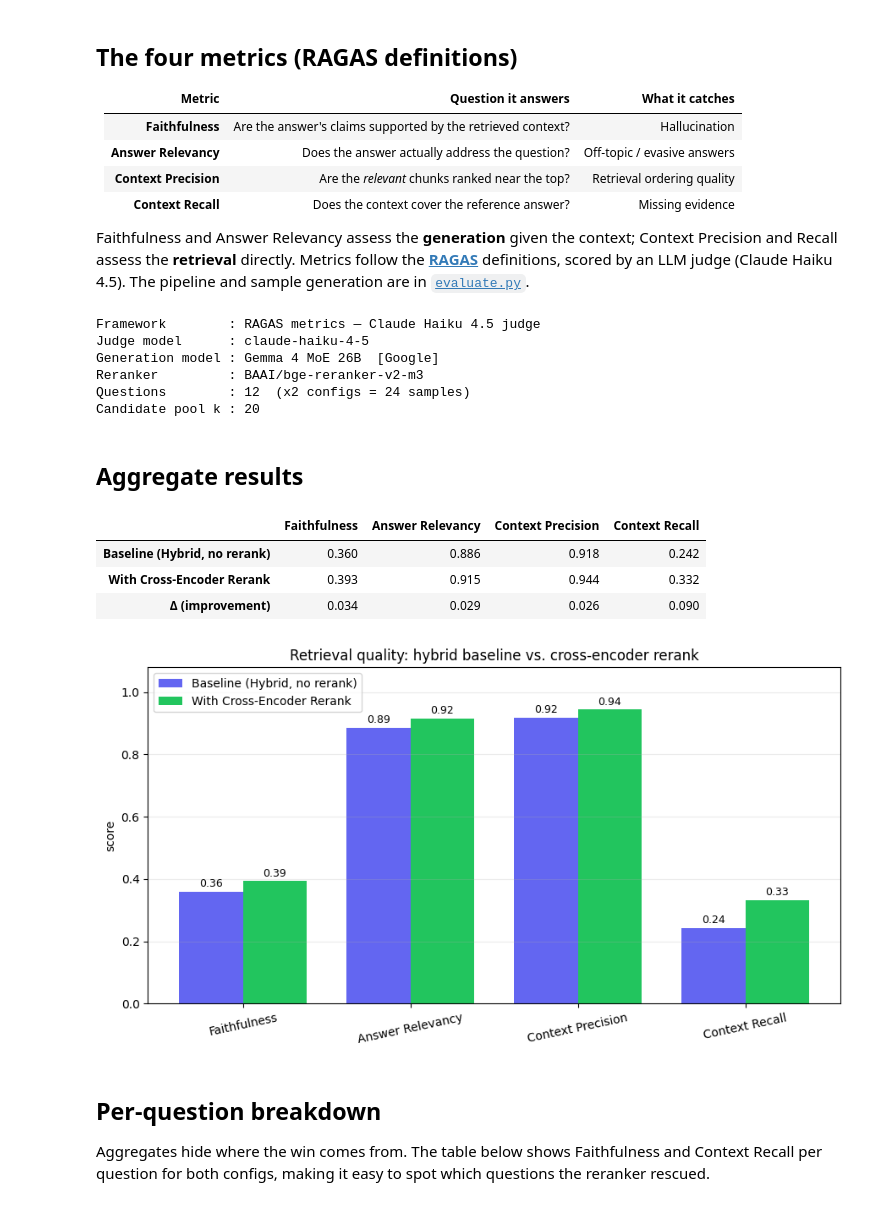
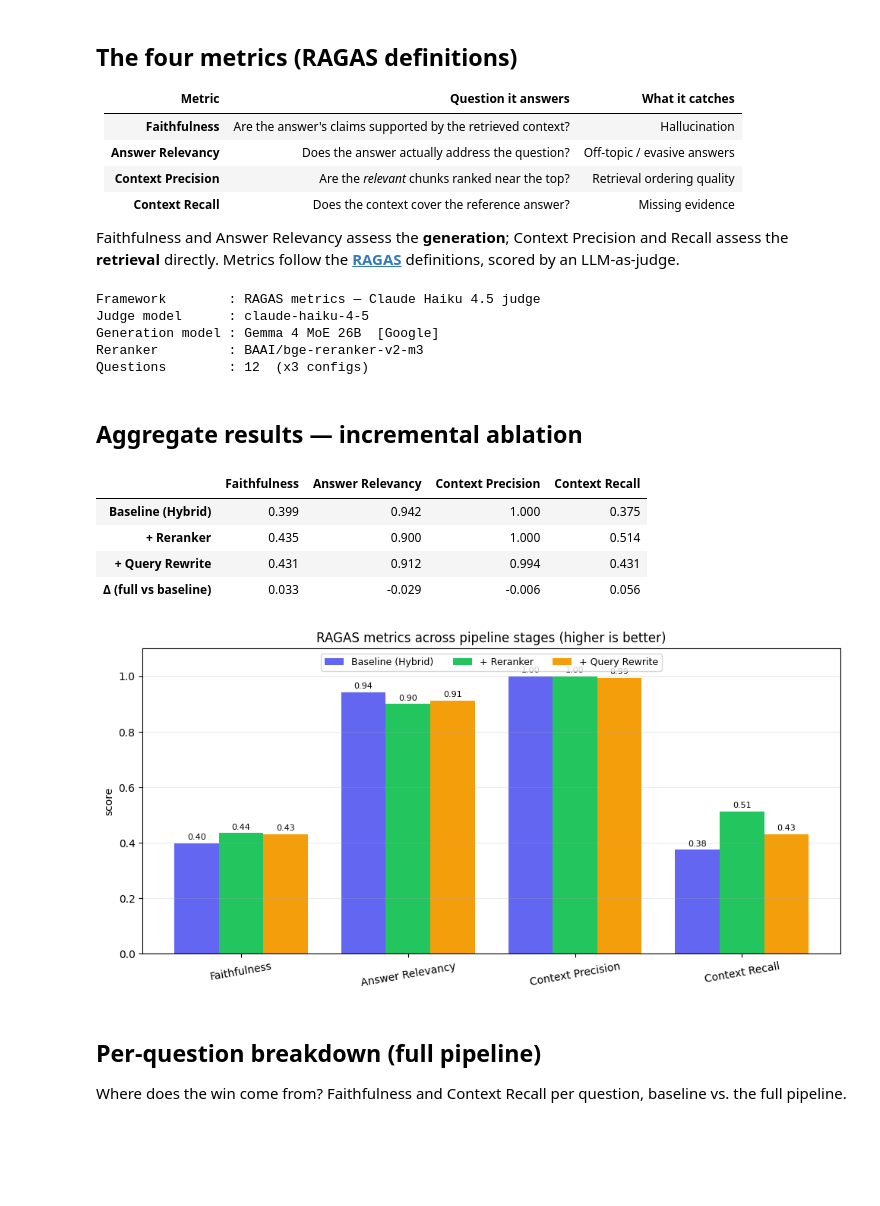
Before and after one commit to Fikri645/philosopher-chat, a Jupyter notebook: notebooks/rag_evaluation.ipynb, the cells around one changed output. Saved outputs shown, nothing was run; the diff lists cells and outputs as text; code cells hidden in the pictures; blank space fills up the shorter version.

```diff
--- a/notebooks/rag_evaluation.ipynb
+++ b/notebooks/rag_evaluation.ipynb
@@ -33,7 +20,7 @@ The reranker is the only variable changed between the two runs.
 | **Context Precision** | Are the *relevant* chunks ranked near the top? | Retrieval ordering quality |
 | **Context Recall** | Does the context cover the reference answer? | Missing evidence |
 
-Faithfulness and Answer Relevancy assess the **generation** given the context; Context Precision and Recall assess the **retrieval** directly. Metrics follow the [**RAGAS**](https://docs.ragas.io) definitions, scored by an LLM judge (Claude Haiku 4.5). The pipeline and sample generation are in [`evaluate.py`](../evaluate.py).
+Faithfulness and Answer Relevancy assess the **generation**; Context Precision and Recall assess the **retrieval** directly. Metrics follow the [**RAGAS**](https://docs.ragas.io) definitions, scored by an LLM-as-judge.
 # %%
 import json
 from pathlib import Path
@@ -45,17 +32,15 @@ print(f"Framework        : {meta.get('framework')}")
 print(f"Judge model      : {meta['judge_model']}")
 print(f"Generation model : {meta['gen_model']}")
 print(f"Reranker         : {meta['reranker_model']}")
-print(f"Questions        : {meta['n_questions']}  (x2 configs = {meta['n_questions']*2} samples)")
-print(f"Candidate pool k : {meta['fetch_k']}")
+print(f"Questions        : {meta['n_questions']}  (x{len(results['configs'])} configs)")
 # %% [output]
 Framework        : RAGAS metrics — Claude Haiku 4.5 judge
 Judge model      : claude-haiku-4-5
 Generation model : Gemma 4 MoE 26B  [Google]
 Reranker         : BAAI/bge-reranker-v2-m3
-Questions        : 12  (x2 configs = 24 samples)
-Candidate pool k : 20
+Questions        : 12  (x3 configs)
 # %% [markdown]
-## Aggregate results
+## Aggregate results — incremental ablation
 # %%
 labels = {
     "faithfulness": "Faithfulness",
@@ -65,42 +50,42 @@ labels = {
 }
 configs = list(results["configs"].keys())
 
-df = pd.DataFrame(results["configs"]).T
-df = df[list(labels.keys())].rename(columns=labels)
-df.loc["\u0394 (improvement)"] = [results["deltas"][m] for m in labels]
+df = pd.DataFrame(results["configs"]).T[list(labels)].rename(columns=labels)
+df.loc["\u0394 (full vs baseline)"] = [results["deltas"][m] for m in labels]
 df.round(3)
 # %% [output]
 |  | Faithfulness | Answer Relevancy | Context Precision | Context Recall |
-| Baseline (Hybrid, no rerank) | 0.360 | 0.886 | 0.918 | 0.242 |
-| With Cross-Encoder Rerank | 0.393 | 0.915 | 0.944 | 0.332 |
-| Δ (improvement) | 0.034 | 0.029 | 0.026 | 0.090 |
+| Baseline (Hybrid) | 0.399 | 0.942 | 1.000 | 0.375 |
+| + Reranker | 0.435 | 0.900 | 1.000 | 0.514 |
+| + Query Rewrite | 0.431 | 0.912 | 0.994 | 0.431 |
+| Δ (full vs baseline) | 0.033 | -0.029 | -0.006 | 0.056 |
 # %%
 import matplotlib.pyplot as plt
 import numpy as np
 
-metrics = list(labels.keys())
+metrics = list(labels)
 names = [labels[m] for m in metrics]
 x = np.arange(len(metrics))
-w = 0.38
+colors = ["#6366F1", "#22C55E", "#F59E0B"]
+w = 0.8 / len(configs)
 
-fig, ax = plt.subplots(figsize=(9, 5))
-b1 = ax.bar(x - w/2, [results["configs"][configs[0]][m] for m in metrics], w,
-            label=configs[0], color="#6366F1")
-b2 = ax.bar(x + w/2, [results["configs"][configs[1]][m] for m in metrics], w,
-            label=configs[1], color="#22C55E")
-ax.bar_label(b1, fmt="%.2f", padding=2, fontsize=9)
-ax.bar_label(b2, fmt="%.2f", padding=2, fontsize=9)
-ax.set_xticks(x, names, rotation=12)
-ax.set_ylim(0, 1.08)
+fig, ax = plt.subplots(figsize=(10, 5))
+for i, cfg in enumerate(configs):
+    bars = ax.bar(x + (i - (len(configs)-1)/2) * w,
+                  [results["configs"][cfg][m] for m in metrics], w,
+                  label=cfg, color=colors[i % len(colors)])
+    ax.bar_label(bars, fmt="%.2f", padding=2, fontsize=8)
+ax.set_xticks(x, names, rotation=10)
+ax.set_ylim(0, 1.1)
 ax.set_ylabel("score")
-ax.set_title("Retrieval quality: hybrid baseline vs. cross-encoder rerank")
-ax.legend()
+ax.set_title("RAGAS metrics across pipeline stages (higher is better)")
+ax.legend(loc="upper center", ncol=3, fontsize=9)
 ax.grid(axis="y", alpha=0.25)
 plt.tight_layout()
 plt.show()
 # %% [output]
-[figure, old version]
+[figure, new version]
 # %% [markdown]
-## Per-question breakdown
+## Per-question breakdown (full pipeline)
 
-Aggregates hide where the win comes from. The table below shows Faithfulness and Context Recall per question for both configs, making it easy to spot which questions the reranker rescued.
+Where does the win come from? Faithfulness and Context Recall per question, baseline vs. the full pipeline.
```
Also changed, not shown: parts of 6 cells of this notebook, 6 other files.
